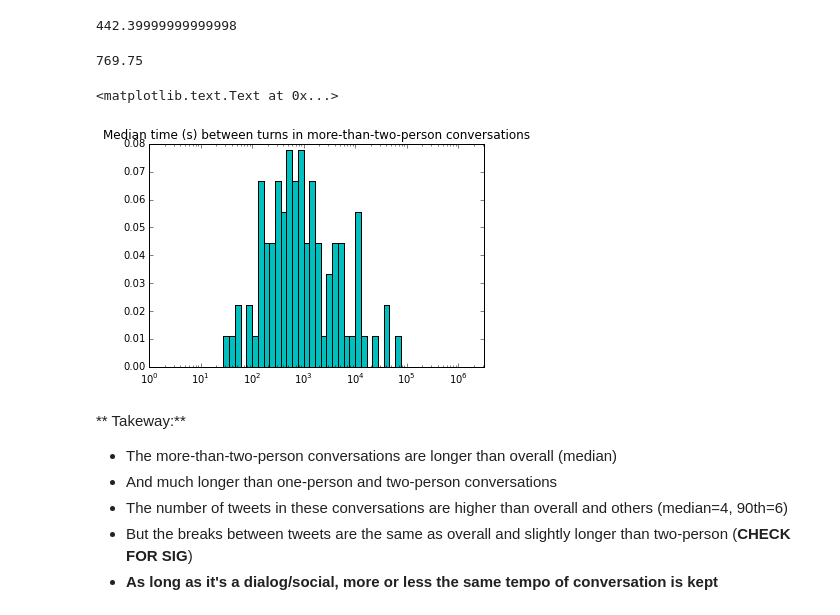
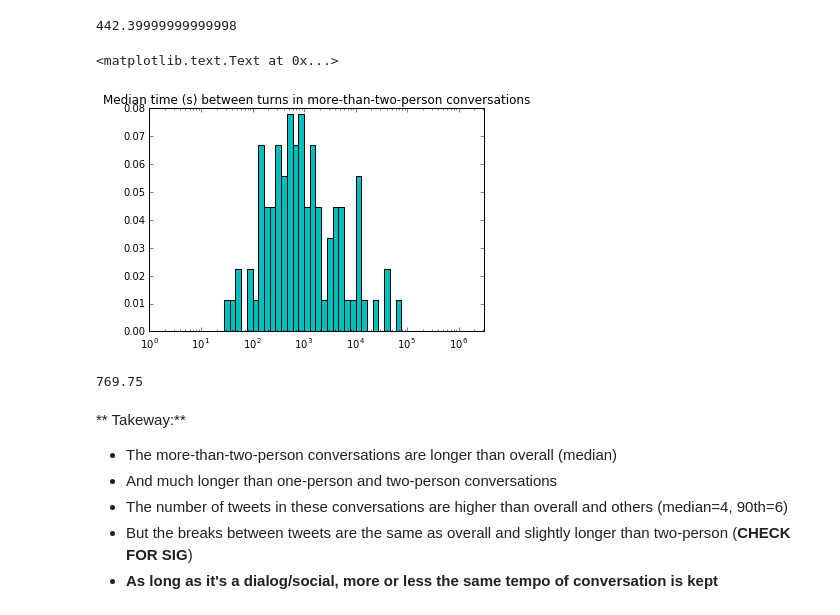
Before and after one commit to marinkala/ReplyNetworks, a Jupyter notebook: bbConversationAnalysisUsers.ipynb, the cells around one changed output. Drawn from its saved outputs; the diff is of its cells as text; code cells hidden in the pictures.

```diff
--- a/bbConversationAnalysisUsers.ipynb
+++ b/bbConversationAnalysisUsers.ipynb
@@ -330,25 +330,25 @@ The number of these conversations is too small for a clear distribution at this
 np.median(convs.avgTimePerReply[convs.userSetLen>2])
 # %% [output]
 442.39999999999998
-# %%
-np.median(convs.medianReplyTime[convs.userSetLen>2])
-# %% [output]
-769.75
 # %%
-medRepTime=convs[convs.userSetLen>2].medianReplyTime.dropna().tolist()
-bins=np.logspace(0, int(np.log(max(medRepTime))), 100)
+gMedRepTime=convs[convs.userSetLen>2].medianReplyTime.dropna().tolist()
+bins=np.logspace(0, int(np.log(max(gMedRepTime))), 100)
 width=bins[1:]-bins[:-1]
-h, b=np.histogram(medRepTime,bins)
+h, b=np.histogram(gMedRepTime,bins)
 h=h/float(sum(h))
 plt.bar(b[:-1], h, width, color='c')
 #plt.plot(bins[:-1], fit[:-1]*width, linewidth=2)
 plt.gca().set_xscale("log")
 plt.xlim(xmin=0,xmax=10**6.5)
 plt.ylim(ymin=0, ymax=0.08)
 plt.title('Median time (s) between turns in more-than-two-person conversations')
 # %% [output]
 <matplotlib.text.Text at 0x...>
-[figure, old version]
+[figure, new version]
+# %%
+np.median(gMedRepTime)
+# %% [output]
+769.75
 # %% [markdown]
 ** Takeway:**
 * The more-than-two-person conversations are longer than overall (median)
```
Also changed, not shown: parts of 26 cells of this notebook, 3 other files.
